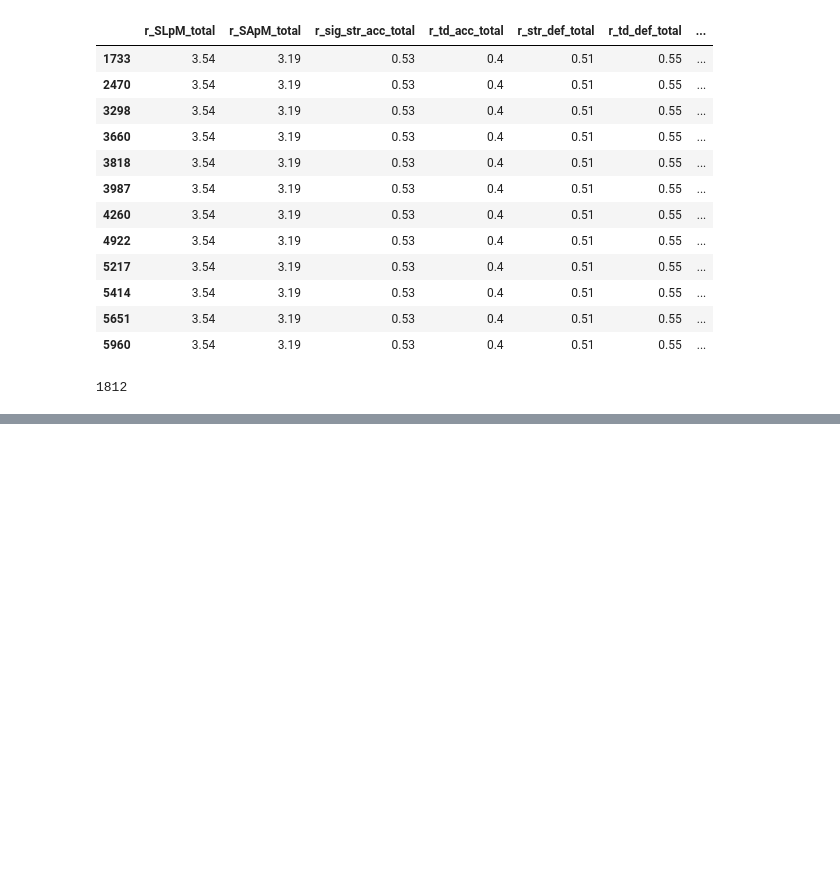
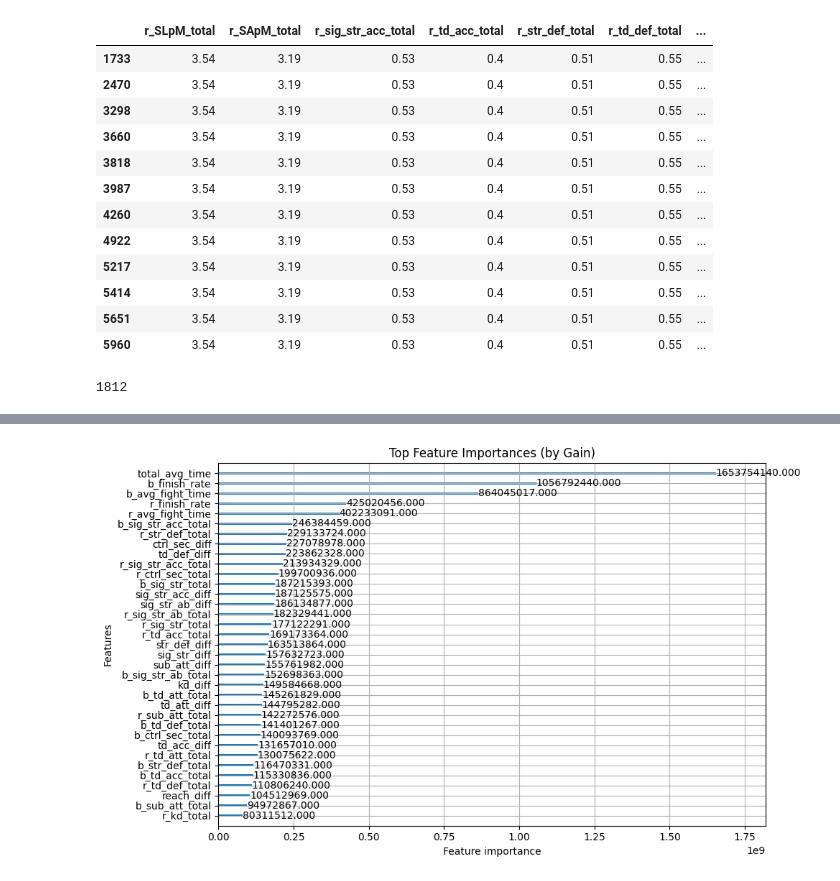
Before and after one commit to rishabkolan/Predicting-the-amount-of-time-a-UFC-fight-lasts, a Jupyter notebook: main.ipynb, the cells around one changed output, grey strips where cells are left out. Saved outputs shown, nothing was run; the diff lists cells and outputs as text; code cells hidden in the pictures; blank space fills up the shorter version.

```diff
--- a/main.ipynb
+++ b/main.ipynb
@@ -126,7 +126,7 @@ df = df.drop(columns = [key for key in dct.keys()])
 #Creating 2d lists with the 2 variables in each list, the first variable is used to calculate the value of the second variable
 
 red_features = [['r_kd', 'r_kd_total'], ['r_sig_str', 'r_sig_str_total'], ['r_sig_str_ab', 'r_sig_str_ab_total'], ['r_td_att', 'r_td_att_total'], ['r_sub_att', 'r_sub_att_total'], ['r_ctrl_sec', 'r_ctrl_sec_total'], ['r_sig_str_acc', 'r_sig_str_acc_total'], ['r_td_acc', 'r_td_acc_total'], ['r_td_def', 'r_td_def_total'], ['r_str_def', 'r_str_def_total']]
-blue_features = [['b_kd', 'b_kd_total'], ['b_sig_str', 'b_sig_str_total'], ['b_sig_str_ab', 'b_sig_str_ab_total'], ['b_td_att', 'r_td_att_total'], ['b_sub_att', 'b_sub_att_total'], ['b_ctrl_sec', 'b_ctrl_sec_total'], ['b_sig_str_acc', 'b_sig_str_acc_total'], ['b_td_acc', 'b_td_acc_total'], ['b_td_def', 'b_td_def_total'], ['b_str_def', 'b_str_def_total']]
+blue_features = [['b_kd', 'b_kd_total'], ['b_sig_str', 'b_sig_str_total'], ['b_sig_str_ab', 'b_sig_str_ab_total'], ['b_td_att', 'b_td_att_total'], ['b_sub_att', 'b_sub_att_total'], ['b_ctrl_sec', 'b_ctrl_sec_total'], ['b_sig_str_acc', 'b_sig_str_acc_total'], ['b_td_acc', 'b_td_acc_total'], ['b_td_def', 'b_td_def_total'], ['b_str_def', 'b_str_def_total']]
 # %%
 #Method to re-evaluate the stats accurate to each fighter
 
@@ -251,0 +339,11 @@ memory usage: 9.8 KB
+# %%
+three_rnd_X = three_rnd_X.join(df[['r_fighter', 'b_fighter', 'method']])
+three_rnd_X['total_avg_time'] = (three_rnd_X['r_avg_fight_time'] + three_rnd_X['b_avg_fight_time'])/2
+three_rnd_X['finish'] = [0 if 'decision' in str(m).lower() else 1 for m in three_rnd_X['method']]
+three_rnd_X['r_finish_rate'] = three_rnd_X['finish']
+three_rnd_X['b_finish_rate'] = three_rnd_X['finish']
+# %%
+
+
+three_rnd_X = accurate_stats(three_rnd_X, [['finish', 'r_finish_rate']], [['finish', 'b_finish_rate']], three_rnd_fighters_array)
+three_rnd_X = first_fight(three_rnd_X, ['r_finish_rate'], ['b_finish_rate'], three_rnd_fighters_array).drop(columns = ['r_fighter', 'b_fighter', 'finish', 'method'])
@@ -251,0 +365,25 @@ memory usage: 9.8 KB
+# %%
+X_train, X_test = train_test_split(three_rnd_X, test_size = 0.2, random_state = 42)
+train_set = lgb.Dataset(X_train.drop(columns = ['target']), label = X_train['target'])
+test_set = lgb.Dataset(X_test.drop(columns = ['target']), label = X_test['target'], reference = train_set)
+params = {
+    'objective': 'regression',
+    'metric': 'rmse',
+    'learning_rate': 0.01,
+    'num_leaves': 31,
+    'feature_fraction': 0.8,
+    'bagging_fraction': 0.8,
+    'bagging_freq': 5,
+    'verbosity': -1
+}
+
+lgb_model = lgb.train(
+    params,
+    train_set,
+    valid_sets=[train_set, test_set],
+    num_boost_round=1000,
+    callbacks=[
+        lgb.early_stopping(stopping_rounds=1000),
+        lgb.log_evaluation(period=100)
+    ]
+)
@@ -251,0 +404,9 @@ memory usage: 9.8 KB
+# %%
+#features related to time and finishes are key for model improvement, could average out the stats between red and blue and remove their individual stats
+
+lgb.plot_importance(lgb_model, max_num_features=35, importance_type='gain', figsize=(10, 6))
+plt.title("Top Feature Importances (by Gain)")
+plt.tight_layout()
+plt.show()
+# %% [output]
+[figure, added]
```
Also changed, not shown: parts of 35 cells of this notebook.
